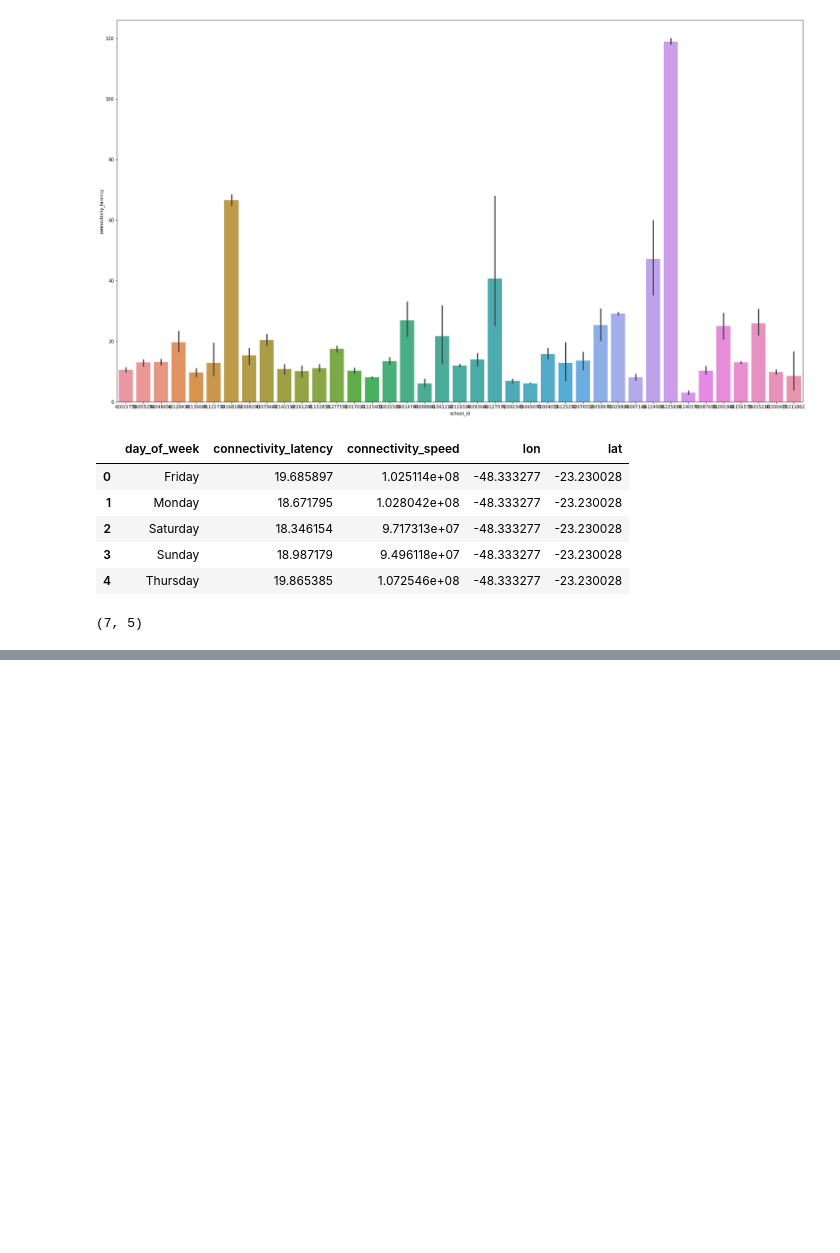
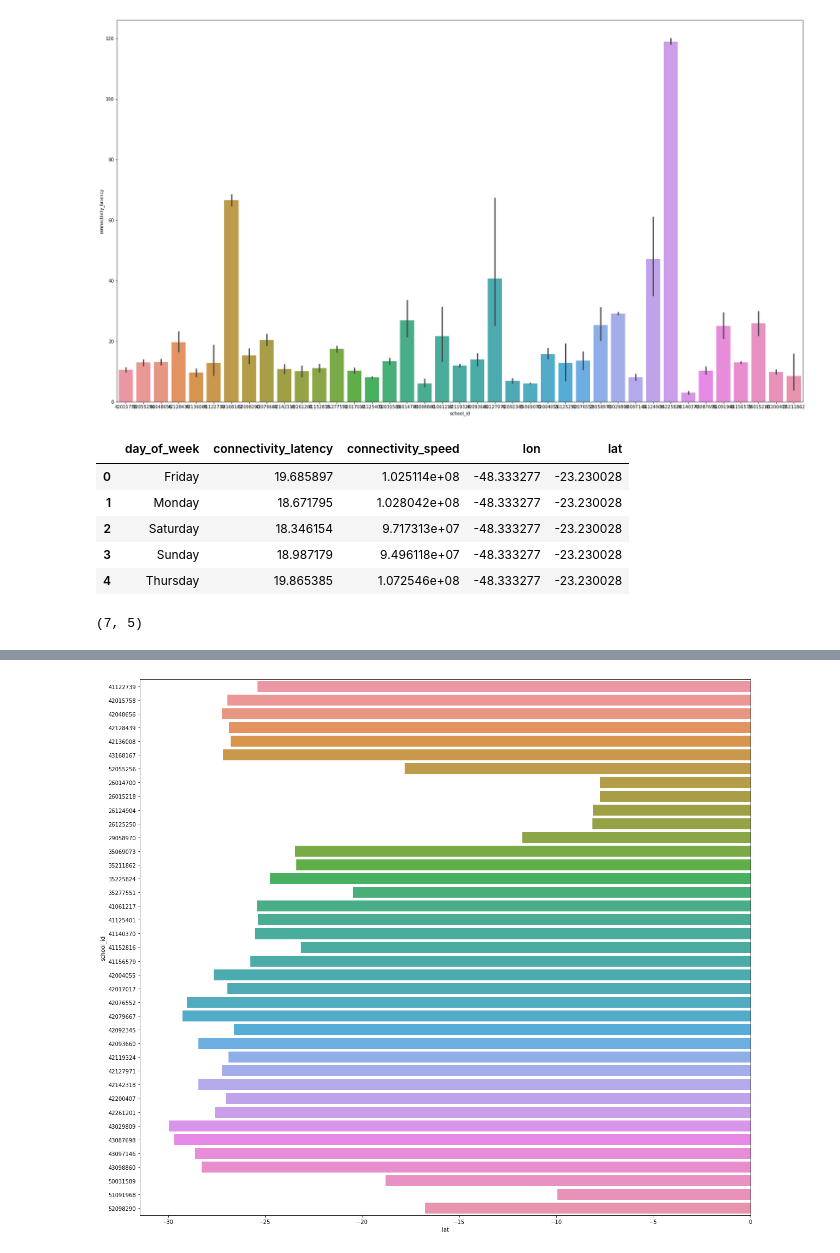
Before and after one commit to HarshaGowtham/UNICEF_RESEARCH_DEEPLEARNING, a Jupyter notebook: E&S_Analysis_UNICEF.ipynb, the cells around one changed output, grey strips where cells are left out. Drawn from its saved outputs; the diff is of its cells as text; code cells hidden in the pictures; blank space fills up the shorter version.

```diff
--- a/E&S_Analysis_UNICEF.ipynb
+++ b/E&S_Analysis_UNICEF.ipynb
@@ -484,0 +508,6 @@ SyntaxError: ignored
+# %%
+plt.figure(figsize = (20,18))
+sns.barplot(x = 'lat', y = 'school_id', data = df_11)
+plt.show()
+# %% [output]
+[figure, added]
```
Also changed, not shown: parts of 5 cells of this notebook.
